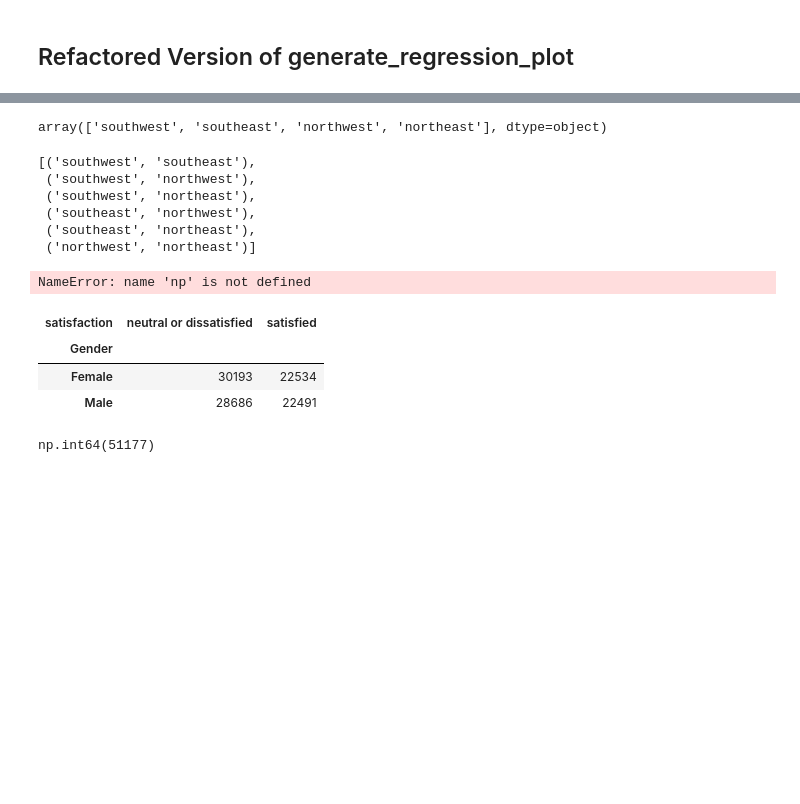
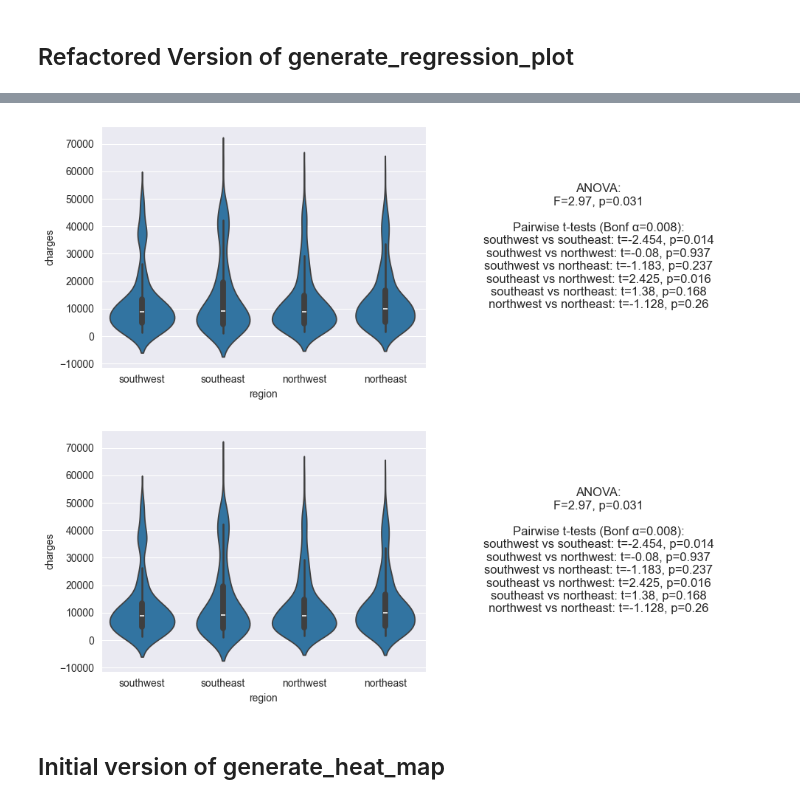
Before and after one commit to RodolfoPCruz/eda_toolkit, a Jupyter notebook: notebooks/bivariate_statistics.ipynb, the cells around one changed output, grey strips where cells are left out. Cells and saved outputs as stored; diff of their text form; code cells hidden in the pictures; blank space fills up the shorter version.

```diff
--- a/notebooks/bivariate_statistics.ipynb
+++ b/notebooks/bivariate_statistics.ipynb
@@ -393,16 +470,8 @@ criar_bar_plot(insurance, 'charges', 'region')
 # %%
-classes = insurance['region'].unique()
-classes
+generate_bar_plot(insurance, 'charges', 'region', plot_type="violin")
 # %% [output]
-array(['southwest', 'southeast', 'northwest', 'northeast'], dtype=object)
+[figure, added]
+[figure, added]
-# %%
-pairs = list(combinations(classes, 2))
-pairs
-# %% [output]
-[('southwest', 'southeast'),
- ('southwest', 'northwest'),
- ('southwest', 'northeast'),
- ('southeast', 'northwest'),
- ('southeast', 'northeast'),
- ('northwest', 'northeast')]
+# %% [markdown]
+## Initial version of generate_heat_map
 # %%
@@ -471,5 +545 @@ def criar_heat_map(df, categorical_feat_1, categorical_feat_2, axis_sum: int = N
     plt.show()
-# %%
-criar_heat_map(airline, 'Gender', 'satisfaction', axis_sum = 1)
-# %% [output]
-NameError: name 'np' is not defined
@@ -478,11 +545,0 @@ contingency_table = pd.crosstab(airline['Gender'], airline['satisfaction'])
-# %%
-contingency_table
-# %% [output]
-| satisfaction | neutral or dissatisfied | satisfied |
-| Gender |  |  |
-| Female | 30193 | 22534 |
-| Male | 28686 | 22491 |
-# %%
-contingency_table.sum(axis=1).iloc[1]
-# %% [output]
-np.int64(51177)
```
Also changed, not shown: parts of 14 cells of this notebook, 5 other files.
